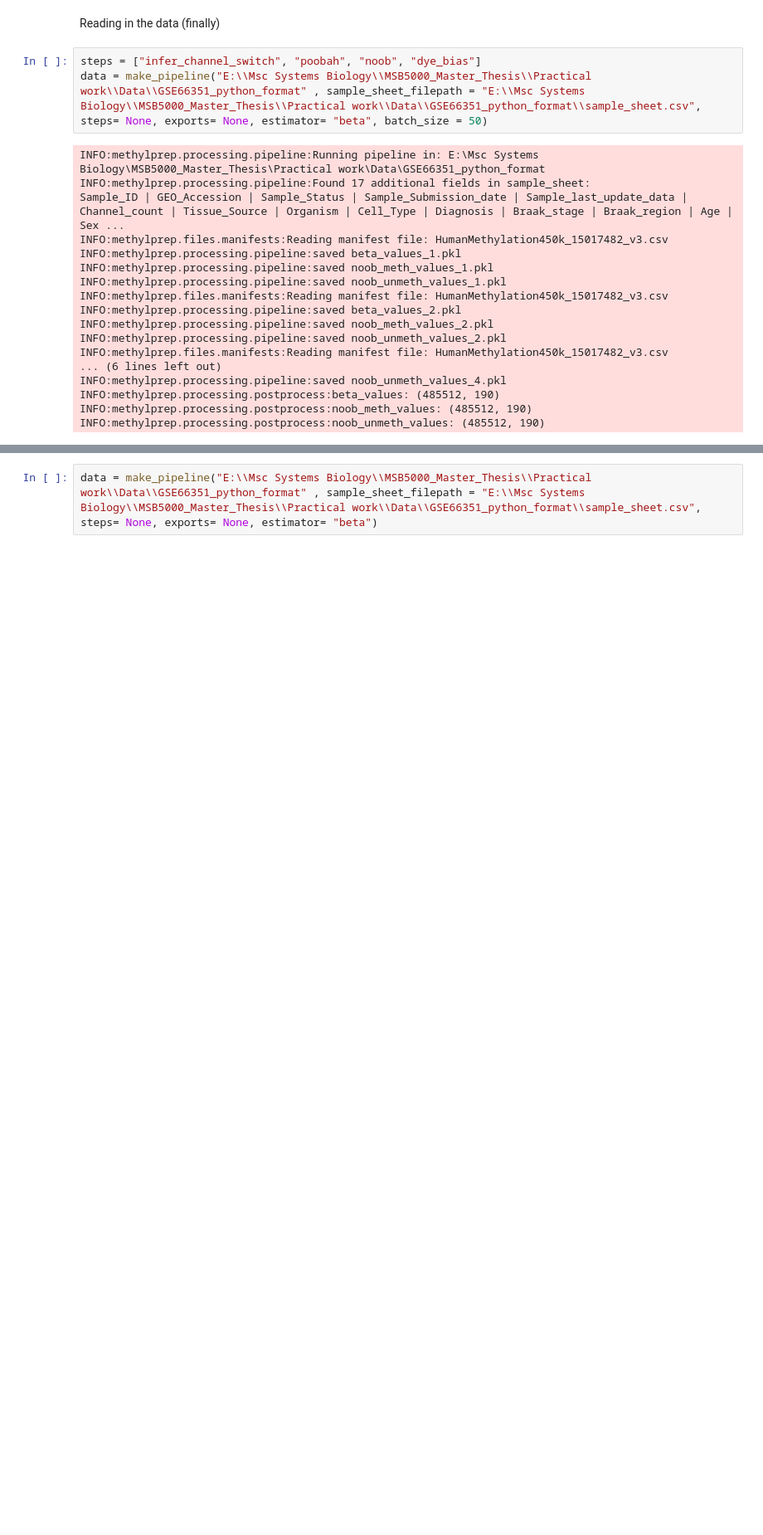
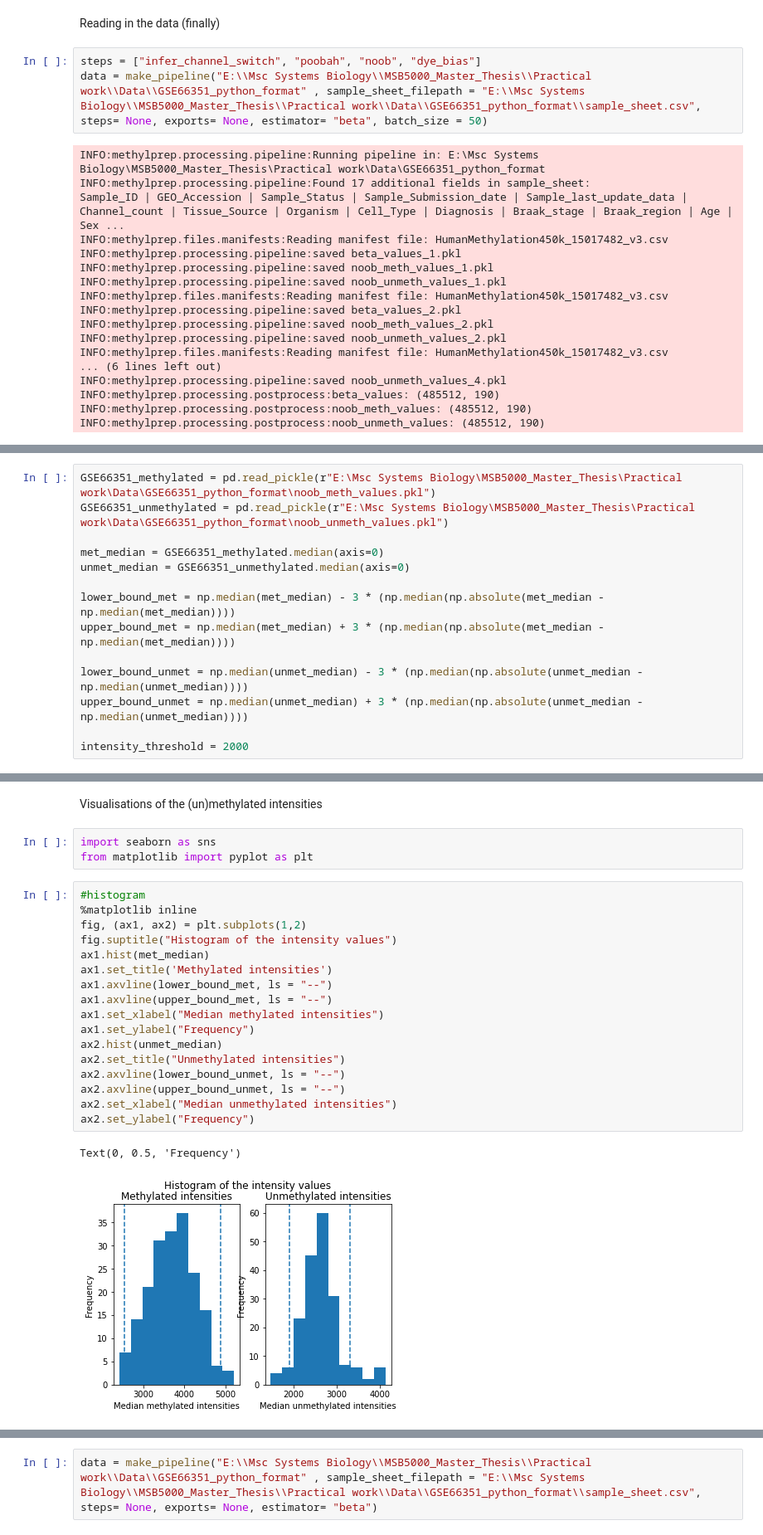
Before and after one commit to Waterkers/Federated_Differential_Methylation_Analysis, a Jupyter notebook: preprocessing_r_integrated.ipynb, the cells around one changed output, grey strips where cells are left out. Shown: that part at 83% size. Drawn from its saved outputs; the diff is of its cells as text; blank space fills up the shorter version.

Commit message:
Wrote the intensity chech, general threshold and strict outliers

```diff
--- a/preprocessing_r_integrated.ipynb
+++ b/preprocessing_r_integrated.ipynb
@@ -206,0 +221,14 @@ Try this after the other chuck has finished without errors and try to figure out
+# %%
+GSE66351_methylated = pd.read_pickle(r"E:\Msc Systems Biology\MSB5000_Master_Thesis\Practical work\Data\GSE66351_python_format\noob_meth_values.pkl")
+GSE66351_unmethylated = pd.read_pickle(r"E:\Msc Systems Biology\MSB5000_Master_Thesis\Practical work\Data\GSE66351_python_format\noob_unmeth_values.pkl")
+
+met_median = GSE66351_methylated.median(axis=0)
+unmet_median = GSE66351_unmethylated.median(axis=0)
+
+lower_bound_met = np.median(met_median) - 3 * (np.median(np.absolute(met_median - np.median(met_median))))
+upper_bound_met = np.median(met_median) + 3 * (np.median(np.absolute(met_median - np.median(met_median))))
+
+lower_bound_unmet = np.median(unmet_median) - 3 * (np.median(np.absolute(unmet_median - np.median(unmet_median))))
+upper_bound_unmet = np.median(unmet_median) + 3 * (np.median(np.absolute(unmet_median - np.median(unmet_median))))
+
+intensity_threshold = 2000
@@ -206,0 +247,25 @@ Try this after the other chuck has finished without errors and try to figure out
+# %% [markdown]
+Visualisations of the (un)methylated intensities
+# %%
+import seaborn as sns
+from matplotlib import pyplot as plt
+# %%
+#histogram
+%matplotlib inline
+fig, (ax1, ax2) = plt.subplots(1,2)
+fig.suptitle("Histogram of the intensity values")
+ax1.hist(met_median)
+ax1.set_title('Methylated intensities')
+ax1.axvline(lower_bound_met, ls = "--")
+ax1.axvline(upper_bound_met, ls = "--")
+ax1.set_xlabel("Median methylated intensities")
+ax1.set_ylabel("Frequency")
+ax2.hist(unmet_median)
+ax2.set_title("Unmethylated intensities")
+ax2.axvline(lower_bound_unmet, ls = "--")
+ax2.axvline(upper_bound_unmet, ls = "--")
+ax2.set_xlabel("Median unmethylated intensities")
+ax2.set_ylabel("Frequency")
+# %% [output]
+Text(0, 0.5, 'Frequency')
+[figure, added]
```
Also changed, not shown: parts of 19 cells of this notebook.
